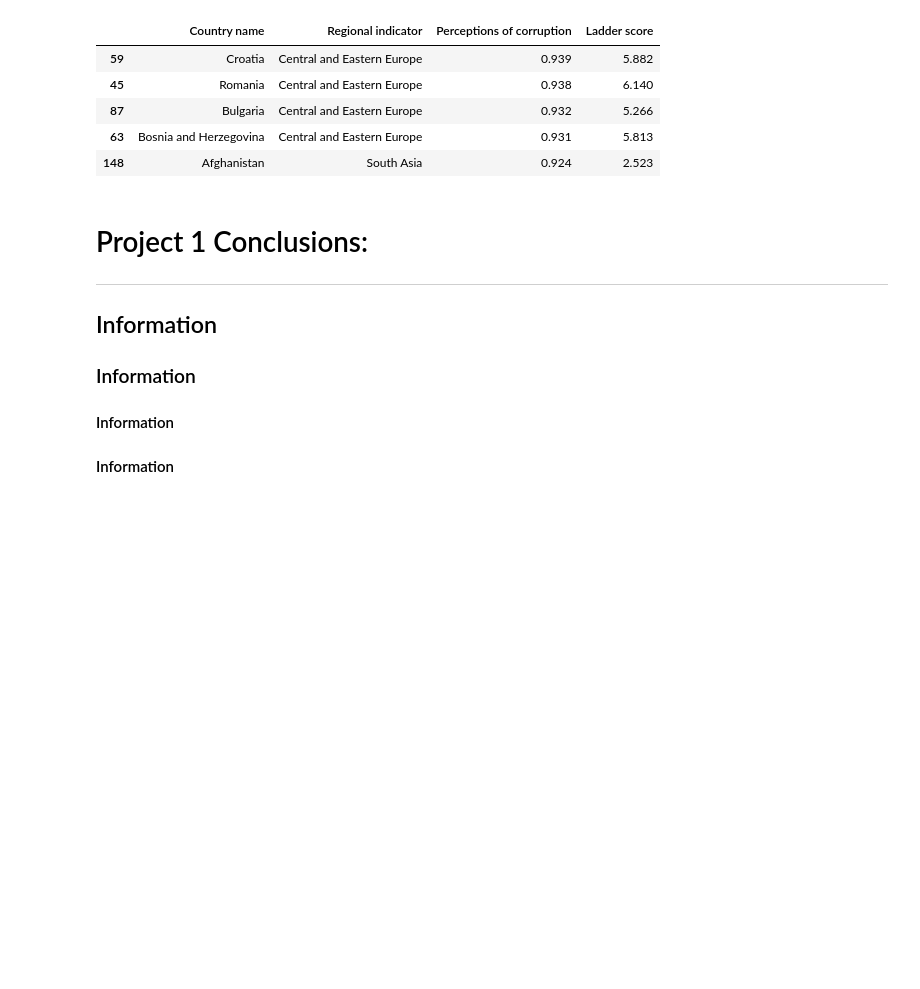
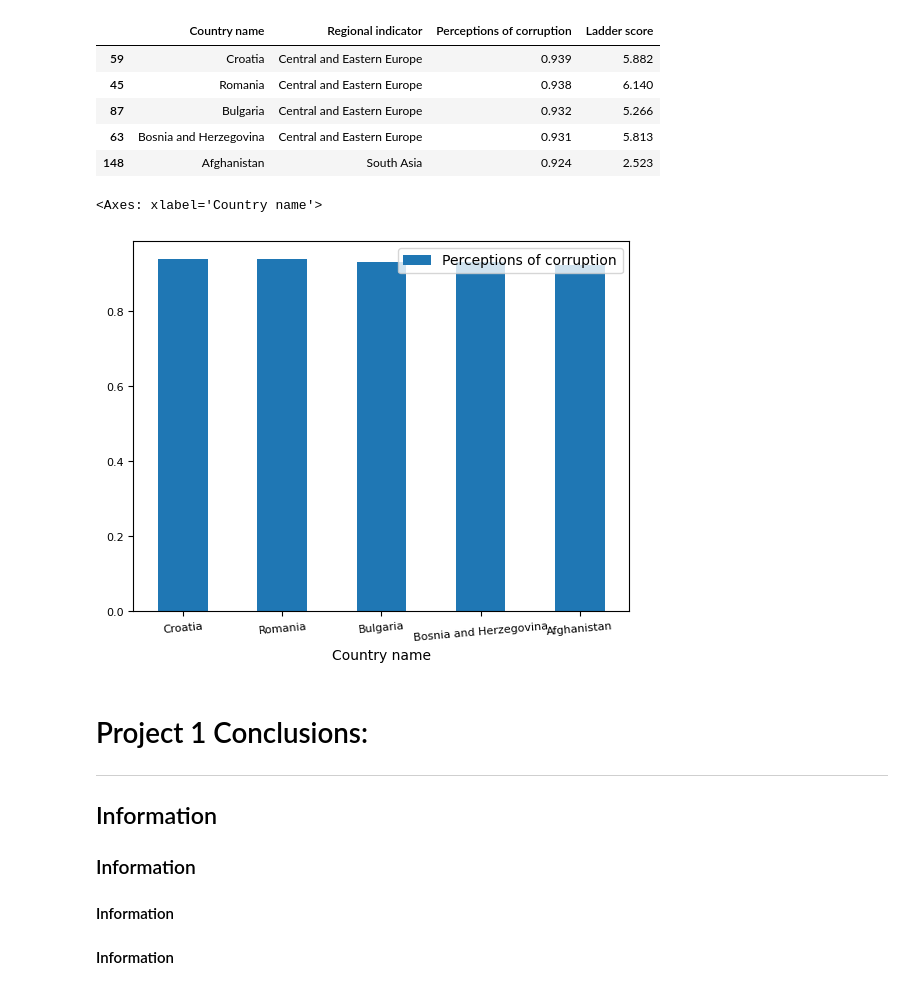
Before and after one commit to Leo-SLC/Project_1, a Jupyter notebook: HappinessResearch.ipynb, the cells around one changed output. Saved outputs shown, nothing was run; the diff lists cells and outputs as text; code cells hidden in the pictures; blank space fills up the shorter version.

```diff
--- a/HappinessResearch.ipynb
+++ b/HappinessResearch.ipynb
@@ -132,6 +132,13 @@ corruption_clean_df.sort_values('Perceptions of corruption', ascending=False).he
 | 87 | Bulgaria | Central and Eastern Europe | 0.932 | 5.266 |
 | 63 | Bosnia and Herzegovina | Central and Eastern Europe | 0.931 | 5.813 |
 | 148 | Afghanistan | South Asia | 0.924 | 2.523 |
+# %%
+corruption_country_plot = corruption_clean_df.sort_values('Perceptions of corruption', ascending=False).head()
+
+corruption_country_plot.plot(x="Country name", y="Perceptions of corruption", kind="bar", rot=5, fontsize=8)
+# %% [output]
+<Axes: xlabel='Country name'>
+[figure, added]
 # %% [markdown]
 # Project 1 Conclusions:
 
```
Also changed, not shown: parts of 1 cell of this notebook.
